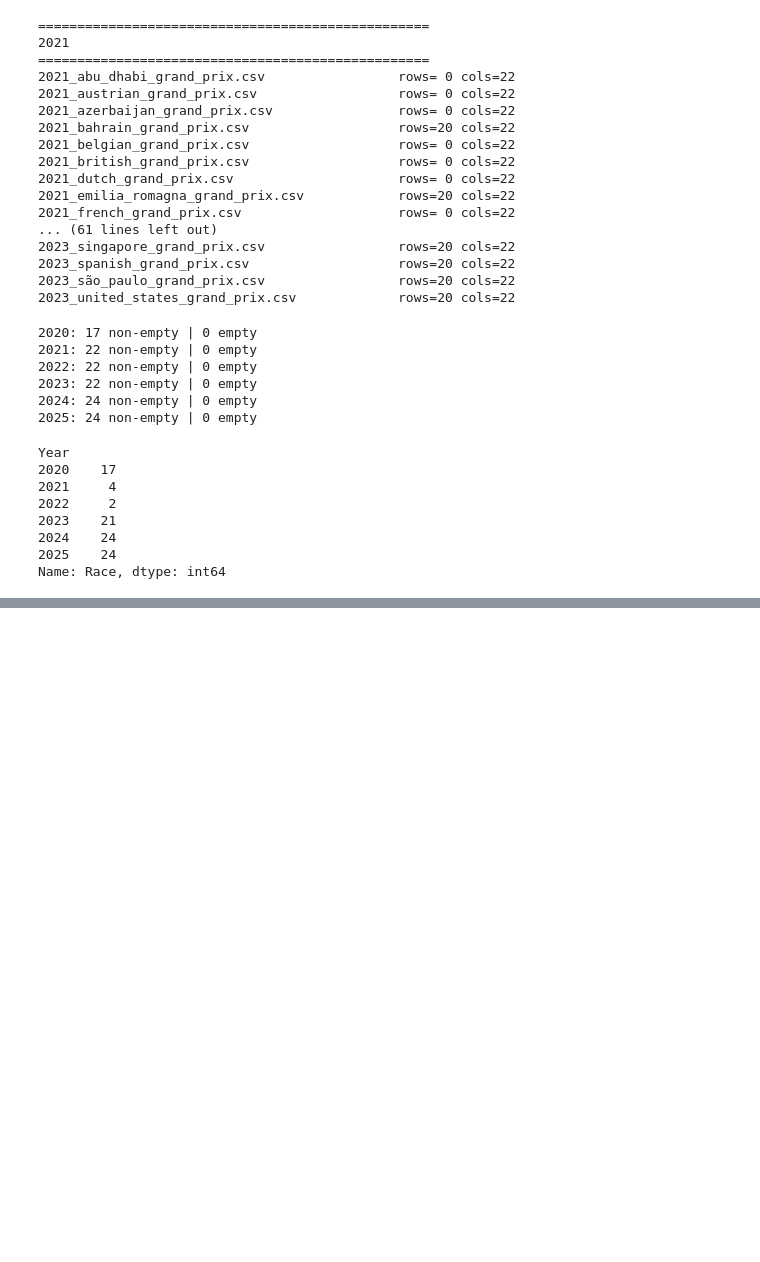
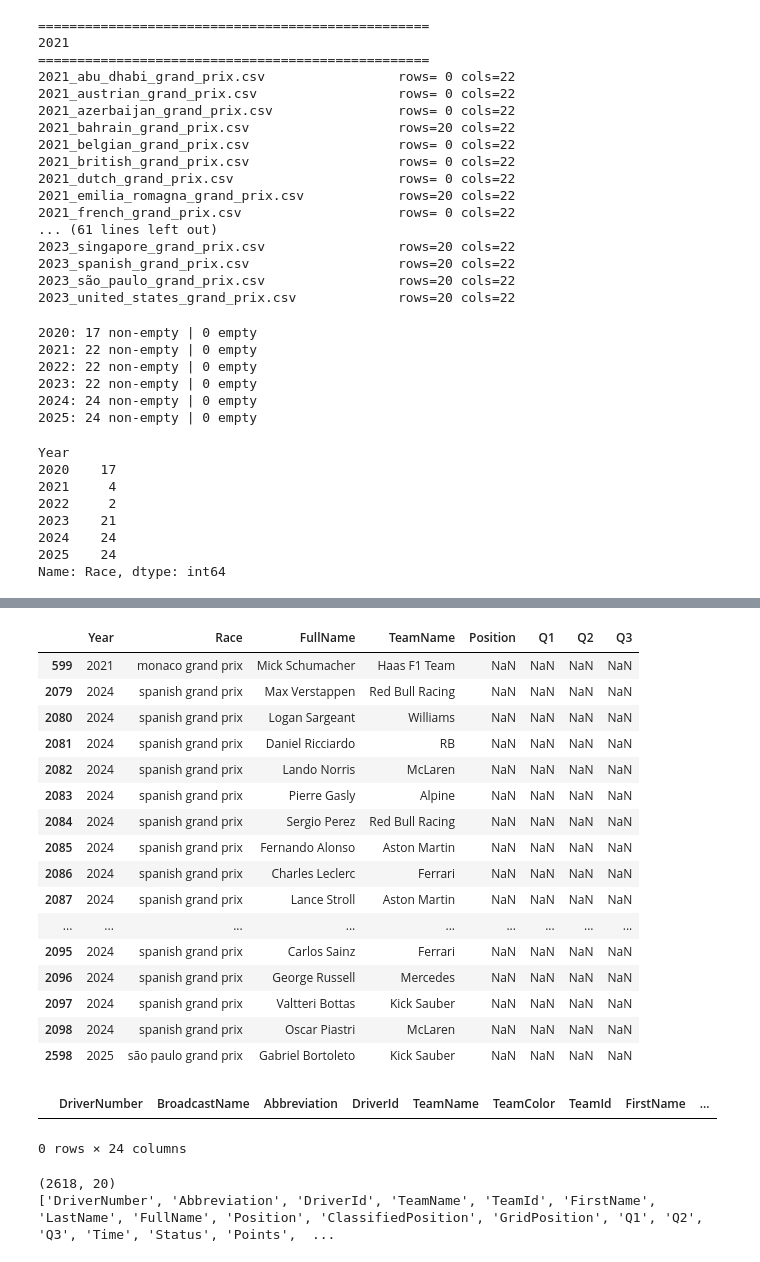
Before and after one commit to Christu-19/APEX--F1-Race-Strategy-Intelligence, a Jupyter notebook: notebooks/02_data_profiling.ipynb, the cells around one changed output, grey strips where cells are left out. Saved outputs shown, nothing was run; the diff lists cells and outputs as text; code cells hidden in the pictures; blank space fills up the shorter version.

```diff
--- a/notebooks/02_data_profiling.ipynb
+++ b/notebooks/02_data_profiling.ipynb
@@ -344,0 +495,57 @@ Name: Race, dtype: int64
+# %%
+qualifying[
+    qualifying["Position"].isna()
+][
+    [
+        "Year",
+        "Race",
+        "FullName",
+        "TeamName",
+        "Position",
+        "Q1",
+        "Q2",
+        "Q3"
+    ]
+].sort_values(["Year", "Race"])
+# %% [output]
+|  | Year | Race | FullName | TeamName | Position | Q1 | Q2 | Q3 |
+| 599 | 2021 | monaco grand prix | Mick Schumacher | Haas F1 Team | NaN | NaN | NaN | NaN |
+| 2079 | 2024 | spanish grand prix | Max Verstappen | Red Bull Racing | NaN | NaN | NaN | NaN |
+| 2080 | 2024 | spanish grand prix | Logan Sargeant | Williams | NaN | NaN | NaN | NaN |
+| 2081 | 2024 | spanish grand prix | Daniel Ricciardo | RB | NaN | NaN | NaN | NaN |
+| 2082 | 2024 | spanish grand prix | Lando Norris | McLaren | NaN | NaN | NaN | NaN |
+| 2083 | 2024 | spanish grand prix | Pierre Gasly | Alpine | NaN | NaN | NaN | NaN |
+| 2084 | 2024 | spanish grand prix | Sergio Perez | Red Bull Racing | NaN | NaN | NaN | NaN |
+| 2085 | 2024 | spanish grand prix | Fernando Alonso | Aston Martin | NaN | NaN | NaN | NaN |
+| 2086 | 2024 | spanish grand prix | Charles Leclerc | Ferrari | NaN | NaN | NaN | NaN |
+| 2087 | 2024 | spanish grand prix | Lance Stroll | Aston Martin | NaN | NaN | NaN | NaN |
+| ... | ... | ... | ... | ... | ... | ... | ... | ... |
+| 2095 | 2024 | spanish grand prix | Carlos Sainz | Ferrari | NaN | NaN | NaN | NaN |
+| 2096 | 2024 | spanish grand prix | George Russell | Mercedes | NaN | NaN | NaN | NaN |
+| 2097 | 2024 | spanish grand prix | Valtteri Bottas | Kick Sauber | NaN | NaN | NaN | NaN |
+| 2098 | 2024 | spanish grand prix | Oscar Piastri | McLaren | NaN | NaN | NaN | NaN |
+| 2598 | 2025 | são paulo grand prix | Gabriel Bortoleto | Kick Sauber | NaN | NaN | NaN | NaN |
+# %%
+race_results.duplicated(
+    subset=["Year", "Race", "DriverId"]
+).sum()
+
+race_results[
+    race_results.duplicated(
+        subset=["Year", "Race", "DriverId"],
+        keep=False
+    )
+].sort_values(["Year", "Race", "DriverId"])
+# %% [output]
+|  | DriverNumber | BroadcastName | Abbreviation | DriverId | TeamName | TeamColor | TeamId | FirstName | ... |
+0 rows × 24 columns
+# %%
+import pandas as pd
+
+race = pd.read_csv("../data/processed/cleaned_race_results.csv")
+
+print(race.shape)
+print(race.columns.tolist())
+# %% [output]
+(2618, 20)
+['DriverNumber', 'Abbreviation', 'DriverId', 'TeamName', 'TeamId', 'FirstName', 'LastName', 'FullName', 'Position', 'ClassifiedPosition', 'GridPosition', 'Q1', 'Q2', 'Q3', 'Time', 'Status', 'Points',  ...
```
Also changed, not shown: parts of 8 cells of this notebook, 1 other file.
